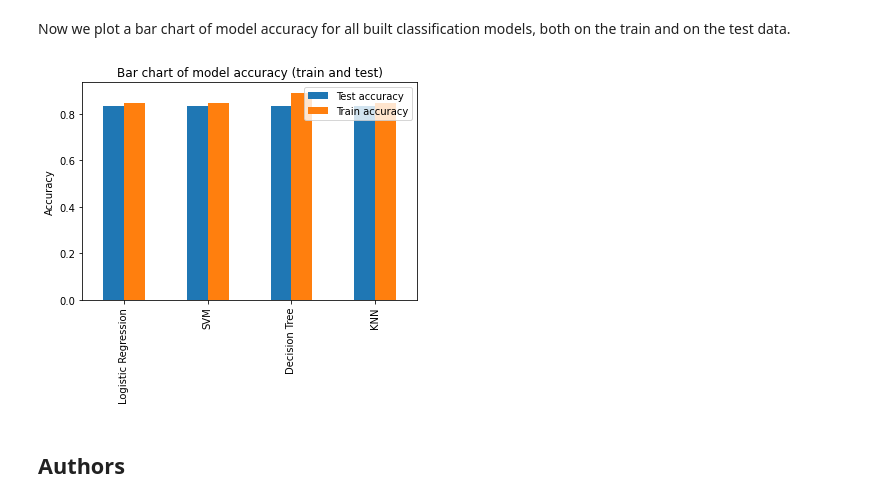
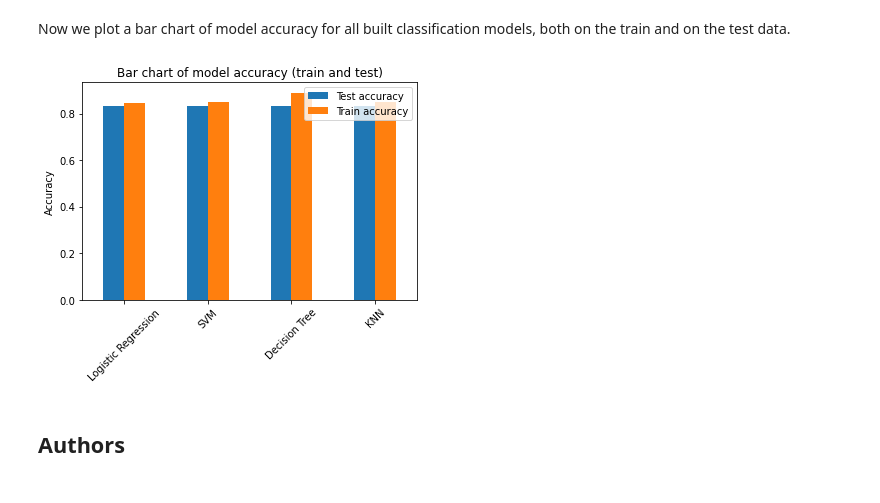
Before and after one commit to EW-10/IBM-Capstone, a Jupyter notebook: IBM Capstone: ML Prediction.ipynb, the cells around one changed output. Saved outputs shown, nothing was run; the diff lists cells and outputs as text; code cells hidden in the pictures.

```diff
--- a/IBM Capstone: ML Prediction.ipynb
+++ b/IBM Capstone: ML Prediction.ipynb
@@ -358,10 +358,11 @@ Now we plot a bar chart of model accuracy for all built classification models, b
 # %%
 accuracy_df.plot(kind="bar")
 plt.ylabel("Accuracy")
 plt.title("Bar chart of model accuracy (train and test)")
+plt.xticks(rotation = 45)
 plt.show()
 # %% [output]
-[figure, old version]
+[figure, new version]
 # %% [markdown]
 ## Authors
 # %% [markdown]
```
Also changed, not shown: parts of 2 cells of this notebook.
